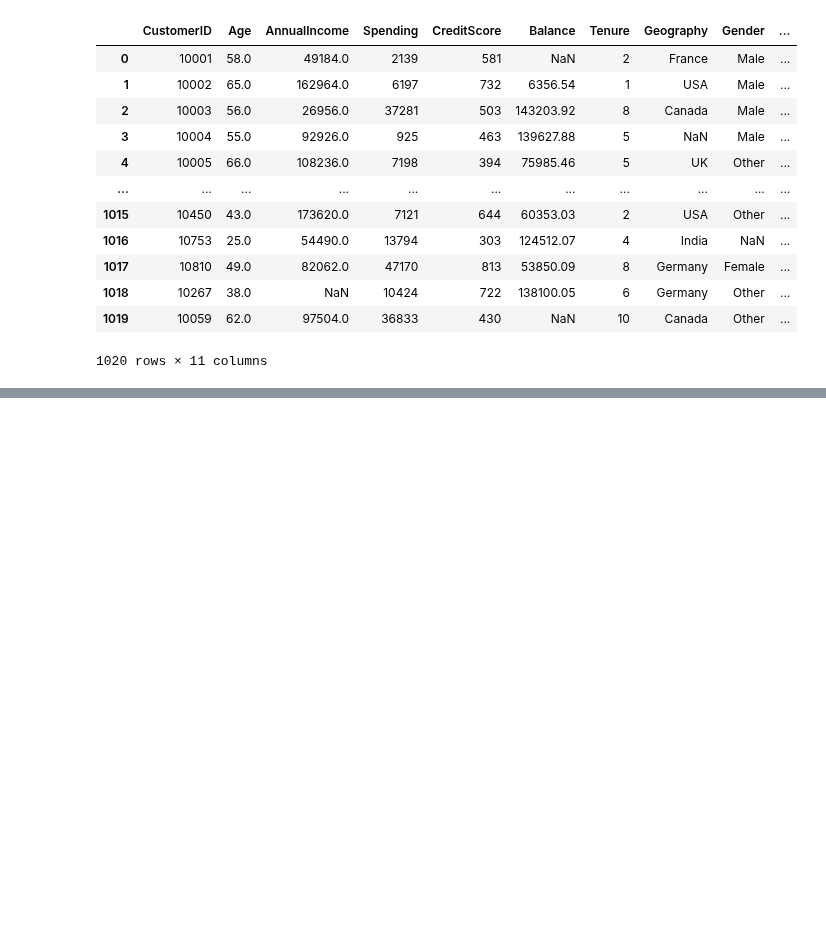
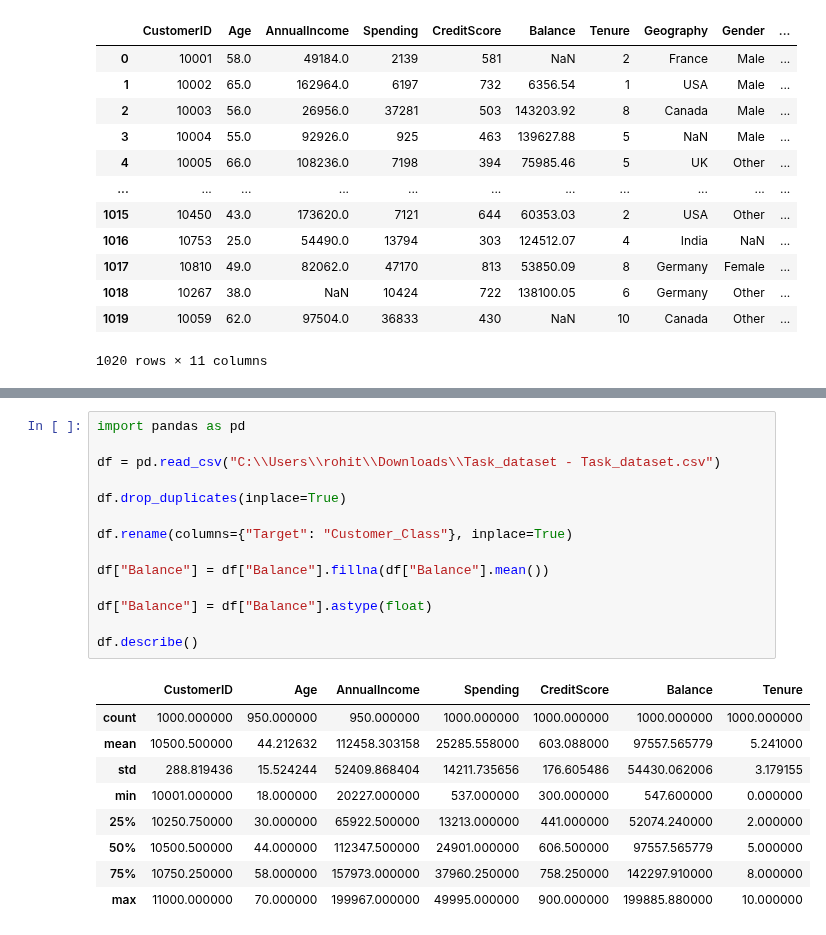
Before and after one commit to rohitdeore2151/python-daily-task, a Jupyter notebook: Task 32 Pandas Challenges 07.08.26.ipynb, the cells around one changed output, grey strips where cells are left out. Drawn from its saved outputs; the diff is of its cells as text; blank space fills up the shorter version.

Commit message:
Update Task 32 Pandas Challenges notebook

```diff
--- a/Task 32 Pandas Challenges 07.08.26.ipynb
+++ b/Task 32 Pandas Challenges 07.08.26.ipynb
@@ -800,0 +972,24 @@ df
+# %%
+import pandas as pd
+
+df = pd.read_csv("C:\\Users\\rohit\\Downloads\\Task_dataset - Task_dataset.csv")
+
+df.drop_duplicates(inplace=True)
+
+df.rename(columns={"Target": "Customer_Class"}, inplace=True)
+
+df["Balance"] = df["Balance"].fillna(df["Balance"].mean())
+
+df["Balance"] = df["Balance"].astype(float)
+
+df.describe()
+# %% [output]
+|  | CustomerID | Age | AnnualIncome | Spending | CreditScore | Balance | Tenure |
+| count | 1000.000000 | 950.000000 | 950.000000 | 1000.000000 | 1000.000000 | 1000.000000 | 1000.000000 |
+| mean | 10500.500000 | 44.212632 | 112458.303158 | 25285.558000 | 603.088000 | 97557.565779 | 5.241000 |
+| std | 288.819436 | 15.524244 | 52409.868404 | 14211.735656 | 176.605486 | 54430.062006 | 3.179155 |
+| min | 10001.000000 | 18.000000 | 20227.000000 | 537.000000 | 300.000000 | 547.600000 | 0.000000 |
+| 25% | 10250.750000 | 30.000000 | 65922.500000 | 13213.000000 | 441.000000 | 52074.240000 | 2.000000 |
+| 50% | 10500.500000 | 44.000000 | 112347.500000 | 24901.000000 | 606.500000 | 97557.565779 | 5.000000 |
+| 75% | 10750.250000 | 58.000000 | 157973.000000 | 37960.250000 | 758.250000 | 142297.910000 | 8.000000 |
+| max | 11000.000000 | 70.000000 | 199967.000000 | 49995.000000 | 900.000000 | 199885.880000 | 10.000000 |
```
Also changed, not shown: parts of 17 cells of this notebook.
